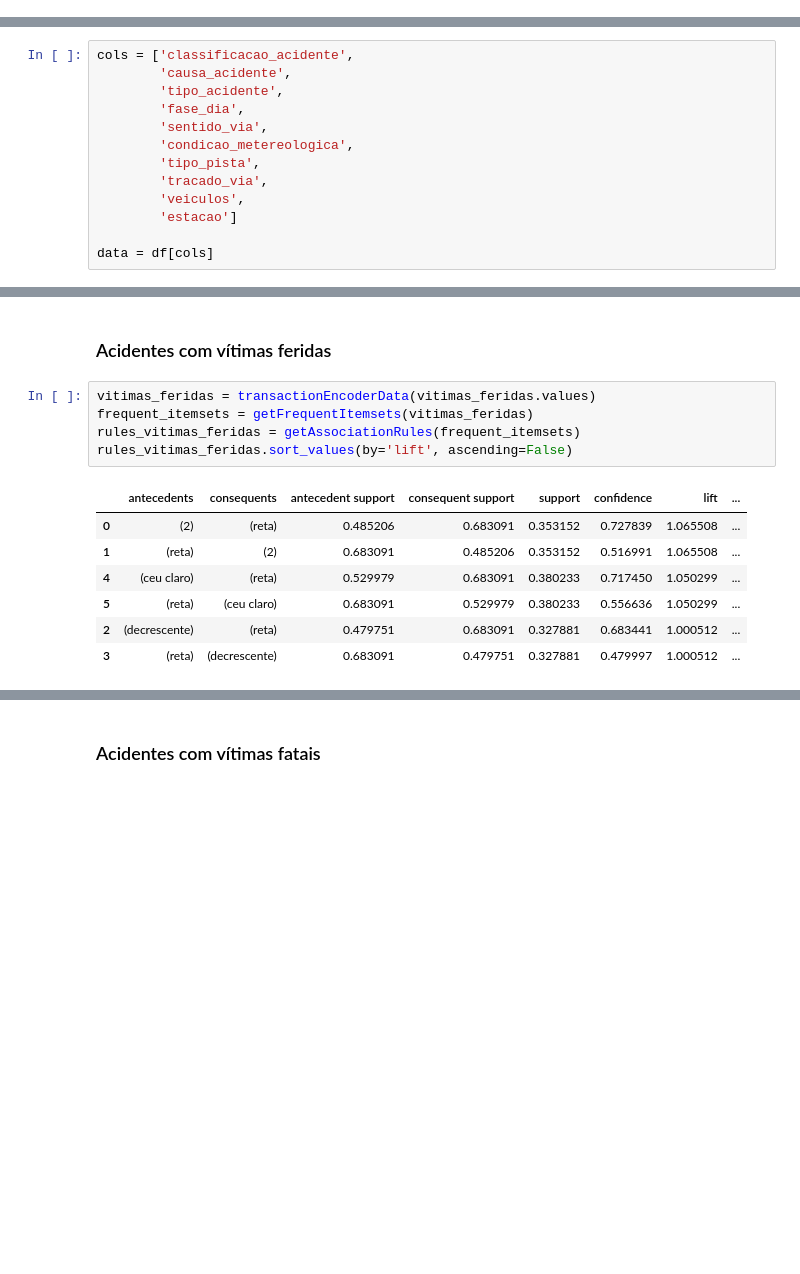
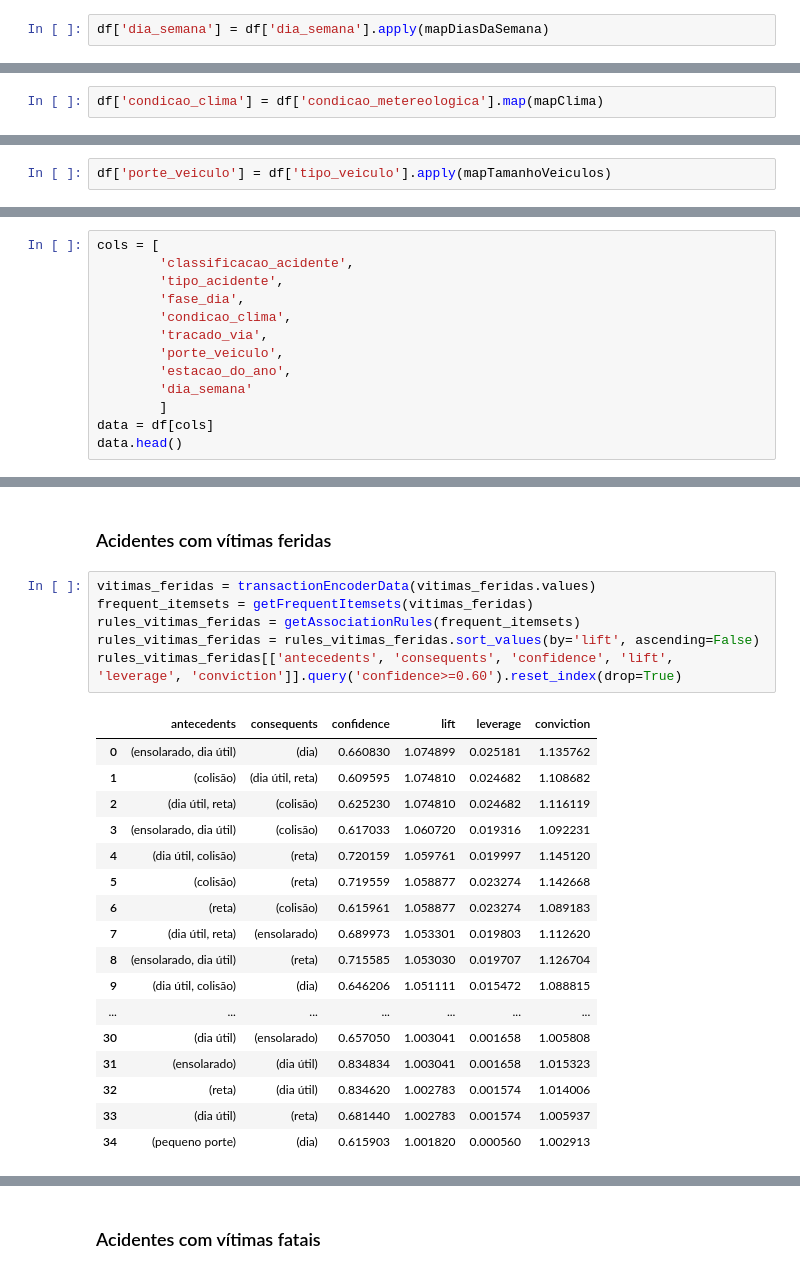
Before and after one commit to LilianeAquino/aed_projeto_1_revisitado, a Jupyter notebook: regra_associação.ipynb, the cells around one changed output, grey strips where cells are left out. Saved outputs shown, nothing was run; the diff lists cells and outputs as text; blank space fills up the shorter version.

```diff
--- a/regra_associação.ipynb
+++ b/regra_associação.ipynb
@@ -36,0 +60,2 @@ Linhas: 1898820 | Coluna:  25
+# %%
+df['dia_semana'] = df['dia_semana'].apply(mapDiasDaSemana)
@@ -36,0 +64,2 @@ Linhas: 1898820 | Coluna:  25
+# %%
+df['condicao_clima'] = df['condicao_metereologica'].map(mapClima)
@@ -36,0 +68,2 @@ Linhas: 1898820 | Coluna:  25
+# %%
+df['porte_veiculo'] = df['tipo_veiculo'].apply(mapTamanhoVeiculos)
@@ -37,13 +72,13 @@ Linhas: 1898820 | Coluna:  25
 # %%
-cols = ['classificacao_acidente',
-        'causa_acidente',
+cols = [
+        'classificacao_acidente',
         'tipo_acidente',
         'fase_dia',
-        'sentido_via',
-        'condicao_metereologica',
-        'tipo_pista',
+        'condicao_clima',
         'tracado_via',
-        'veiculos',
-        'estacao']
-
+        'porte_veiculo',
+        'estacao_do_ano',
+        'dia_semana'
+        ]
 data = df[cols]
+data.head()
@@ -121,13 +169,24 @@ rules_sem_vitimas.sort_values(by='lift', ascending=False)
 # %%
 vitimas_feridas = transactionEncoderData(vitimas_feridas.values)
 frequent_itemsets = getFrequentItemsets(vitimas_feridas)
 rules_vitimas_feridas = getAssociationRules(frequent_itemsets)
-rules_vitimas_feridas.sort_values(by='lift', ascending=False)
+rules_vitimas_feridas = rules_vitimas_feridas.sort_values(by='lift', ascending=False)
+rules_vitimas_feridas[['antecedents', 'consequents', 'confidence', 'lift', 'leverage', 'conviction']].query('confidence>=0.60').reset_index(drop=True)
 # %% [output]
-|  | antecedents | consequents | antecedent support | consequent support | support | confidence | lift | ... |
-| 0 | (2) | (reta) | 0.485206 | 0.683091 | 0.353152 | 0.727839 | 1.065508 | ... |
-| 1 | (reta) | (2) | 0.683091 | 0.485206 | 0.353152 | 0.516991 | 1.065508 | ... |
-| 4 | (ceu claro) | (reta) | 0.529979 | 0.683091 | 0.380233 | 0.717450 | 1.050299 | ... |
-| 5 | (reta) | (ceu claro) | 0.683091 | 0.529979 | 0.380233 | 0.556636 | 1.050299 | ... |
-| 2 | (decrescente) | (reta) | 0.479751 | 0.683091 | 0.327881 | 0.683441 | 1.000512 | ... |
-| 3 | (reta) | (decrescente) | 0.683091 | 0.479751 | 0.327881 | 0.479997 | 1.000512 | ... |
+|  | antecedents | consequents | confidence | lift | leverage | conviction |
+| 0 | (ensolarado, dia útil) | (dia) | 0.660830 | 1.074899 | 0.025181 | 1.135762 |
+| 1 | (colisão) | (dia útil, reta) | 0.609595 | 1.074810 | 0.024682 | 1.108682 |
+| 2 | (dia útil, reta) | (colisão) | 0.625230 | 1.074810 | 0.024682 | 1.116119 |
+| 3 | (ensolarado, dia útil) | (colisão) | 0.617033 | 1.060720 | 0.019316 | 1.092231 |
+| 4 | (dia útil, colisão) | (reta) | 0.720159 | 1.059761 | 0.019997 | 1.145120 |
+| 5 | (colisão) | (reta) | 0.719559 | 1.058877 | 0.023274 | 1.142668 |
+| 6 | (reta) | (colisão) | 0.615961 | 1.058877 | 0.023274 | 1.089183 |
+| 7 | (dia útil, reta) | (ensolarado) | 0.689973 | 1.053301 | 0.019803 | 1.112620 |
+| 8 | (ensolarado, dia útil) | (reta) | 0.715585 | 1.053030 | 0.019707 | 1.126704 |
+| 9 | (dia útil, colisão) | (dia) | 0.646206 | 1.051111 | 0.015472 | 1.088815 |
+| ... | ... | ... | ... | ... | ... | ... |
+| 30 | (dia útil) | (ensolarado) | 0.657050 | 1.003041 | 0.001658 | 1.005808 |
+| 31 | (ensolarado) | (dia útil) | 0.834834 | 1.003041 | 0.001658 | 1.015323 |
+| 32 | (reta) | (dia útil) | 0.834620 | 1.002783 | 0.001574 | 1.014006 |
+| 33 | (dia útil) | (reta) | 0.681440 | 1.002783 | 0.001574 | 1.005937 |
+| 34 | (pequeno porte) | (dia) | 0.615903 | 1.001820 | 0.000560 | 1.002913 |
```
Also changed, not shown: parts of 31 cells of this notebook, 3 other files.
